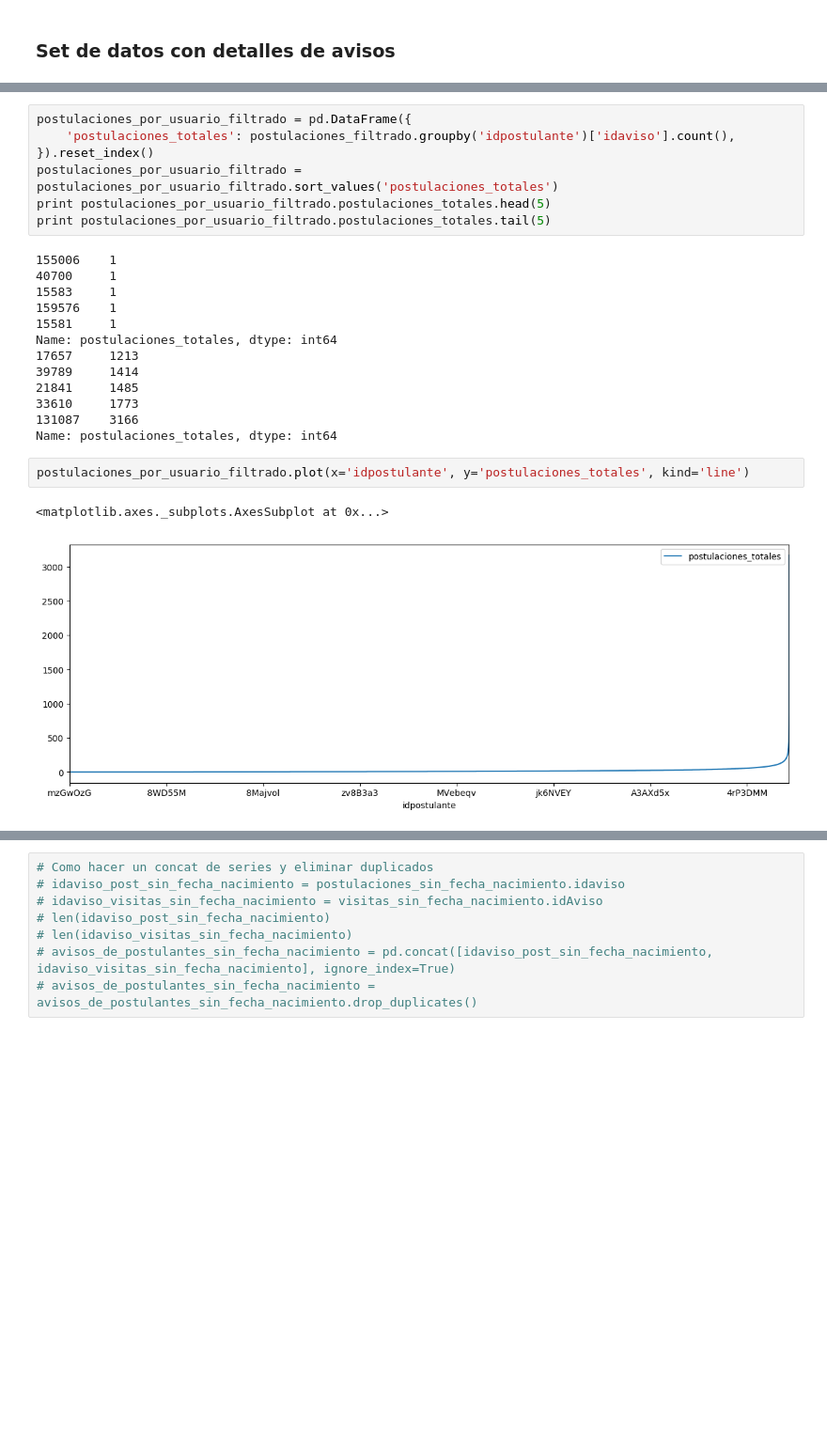
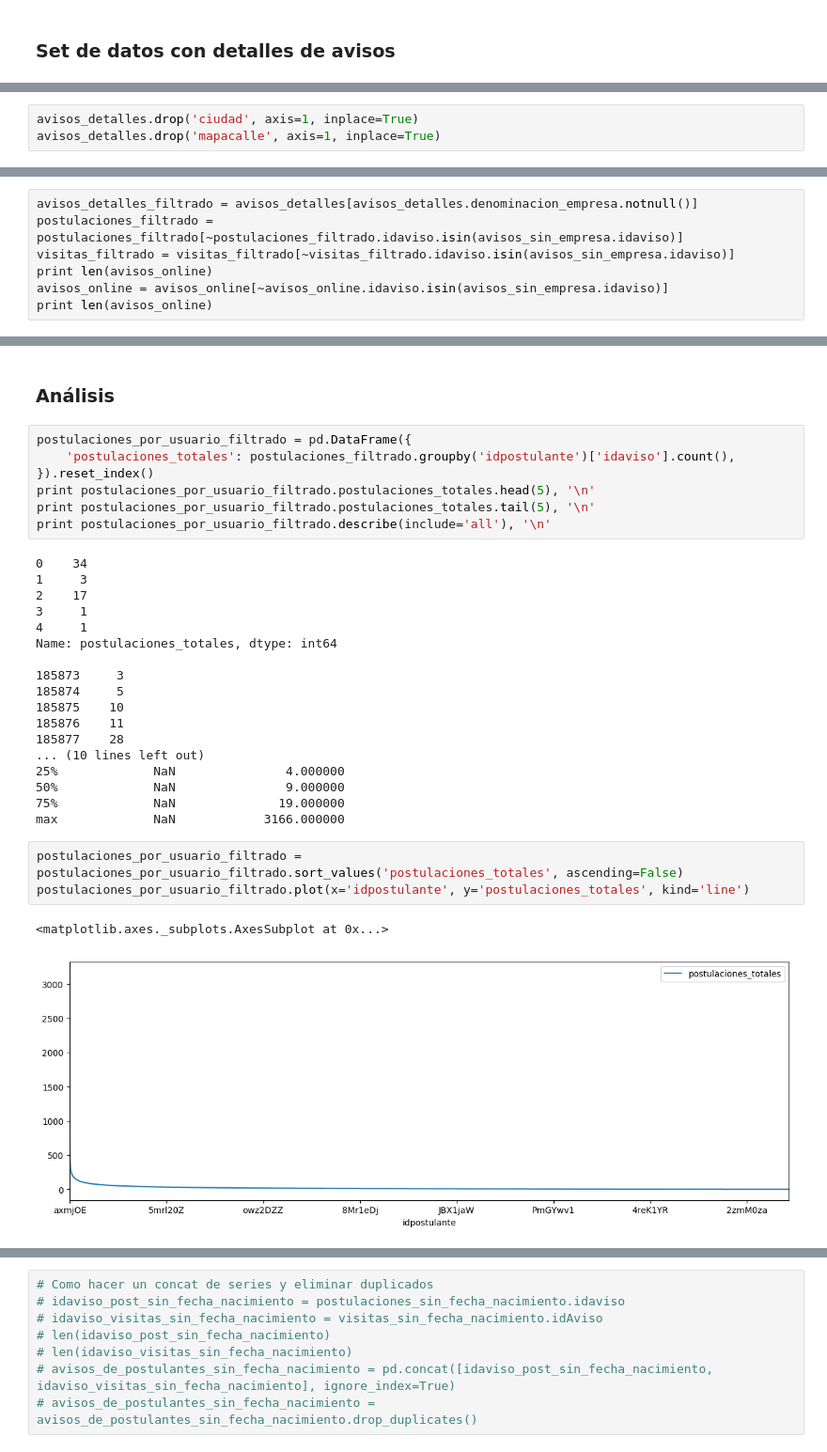
Before and after one commit to GonzaH/Detos, a Jupyter notebook: LimpiezaDeDatos.ipynb, the cells around one changed output, grey strips where cells are left out. Shown at 94% size. Saved outputs shown, nothing was run; the diff lists cells and outputs as text; blank space fills up the shorter version.

Commit message:
Se agrego el filtrado de los detalles de aviso que no tienen empresa

```diff
--- a/LimpiezaDeDatos.ipynb
+++ b/LimpiezaDeDatos.ipynb
@@ -215,0 +271,3 @@ print len(avisos_sin_empresa)
+# %%
+avisos_detalles.drop('ciudad', axis=1, inplace=True)
+avisos_detalles.drop('mapacalle', axis=1, inplace=True)
@@ -215,0 +299,7 @@ print len(avisos_sin_empresa)
+# %%
+avisos_detalles_filtrado = avisos_detalles[avisos_detalles.denominacion_empresa.notnull()]
+postulaciones_filtrado = postulaciones_filtrado[~postulaciones_filtrado.idaviso.isin(avisos_sin_empresa.idaviso)]
+visitas_filtrado = visitas_filtrado[~visitas_filtrado.idaviso.isin(avisos_sin_empresa.idaviso)]
+print len(avisos_online)
+avisos_online = avisos_online[~avisos_online.idaviso.isin(avisos_sin_empresa.idaviso)]
+print len(avisos_online)
@@ -216,25 +309,33 @@ print len(avisos_sin_empresa)
+# %% [markdown]
+### Análisis
 # %%
 postulaciones_por_usuario_filtrado = pd.DataFrame({
     'postulaciones_totales': postulaciones_filtrado.groupby('idpostulante')['idaviso'].count(),
 }).reset_index()
-postulaciones_por_usuario_filtrado = postulaciones_por_usuario_filtrado.sort_values('postulaciones_totales')
-print postulaciones_por_usuario_filtrado.postulaciones_totales.head(5)
-print postulaciones_por_usuario_filtrado.postulaciones_totales.tail(5)
+print postulaciones_por_usuario_filtrado.postulaciones_totales.head(5), '\n'
+print postulaciones_por_usuario_filtrado.postulaciones_totales.tail(5), '\n'
+print postulaciones_por_usuario_filtrado.describe(include='all'), '\n'
 # %% [output]
-155006    1
-40700     1
-15583     1
-159576    1
-15581     1
+0    34
+1     3
+2    17
+3     1
+4     1
 Name: postulaciones_totales, dtype: int64
-17657     1213
-39789     1414
-21841     1485
-33610     1773
-131087    3166
-Name: postulaciones_totales, dtype: int64
+
+185873     3
+185874     5
+185875    10
+185876    11
+185877    28
+... (10 lines left out)
+25%             NaN               4.000000
+50%             NaN               9.000000
+75%             NaN              19.000000
+max             NaN            3166.000000
 # %%
+postulaciones_por_usuario_filtrado = postulaciones_por_usuario_filtrado.sort_values('postulaciones_totales', ascending=False)
 postulaciones_por_usuario_filtrado.plot(x='idpostulante', y='postulaciones_totales', kind='line')
 # %% [output]
 <matplotlib.axes._subplots.AxesSubplot at 0x...>
-[figure, old version]
+[figure, new version]
```
Also changed, not shown: parts of 34 cells of this notebook.
